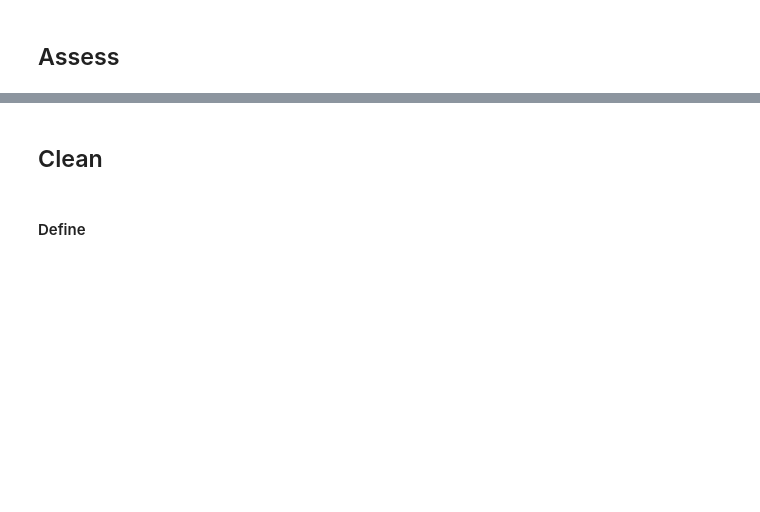
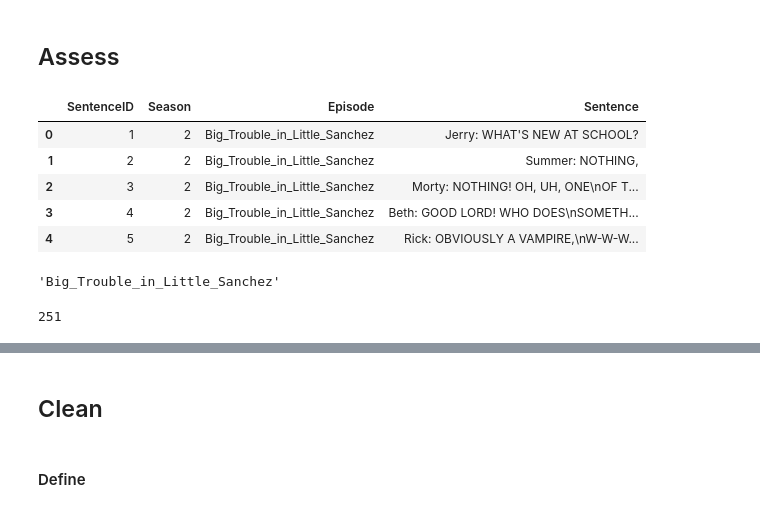
Before and after one commit to mccormd1/RandM_Transcript_Sentiment_Analysis, a Jupyter notebook: RandMWrangle.ipynb, the cells around one changed output, grey strips where cells are left out. Drawn from its saved outputs; the diff is of its cells as text; code cells hidden in the pictures; blank space fills up the shorter version.

```diff
--- a/RandMWrangle.ipynb
+++ b/RandMWrangle.ipynb
@@ -530,2 +566,22 @@ remaining Season 2 (and season 3 transcripts) have some extra annoyances. The su
 # %% [markdown]
 ## Assess
+# %%
+import pandas as pd
+
+testscript=pd.read_csv(os.path.join(folder_name,seasonfolder[1],'Big_Trouble_in_Little_Sanchez.csv'))
+testscript.head()
+# %% [output]
+|  | SentenceID | Season | Episode | Sentence |
+| 0 | 1 | 2 | Big_Trouble_in_Little_Sanchez | Jerry: WHAT'S NEW AT SCHOOL? |
+| 1 | 2 | 2 | Big_Trouble_in_Little_Sanchez | Summer: NOTHING, |
+| 2 | 3 | 2 | Big_Trouble_in_Little_Sanchez | Morty: NOTHING! OH, UH, ONE\nOF T... |
+| 3 | 4 | 2 | Big_Trouble_in_Little_Sanchez | Beth: GOOD LORD! WHO DOES\nSOMETH... |
+| 4 | 5 | 2 | Big_Trouble_in_Little_Sanchez | Rick: OBVIOUSLY A VAMPIRE,\nW-W-W... |
+# %%
+testscript.Episode[0]
+# %% [output]
+'Big_Trouble_in_Little_Sanchez'
+# %%
+len(testscript)
+# %% [output]
+251
```
Also changed, not shown: parts of 19 cells of this notebook.
